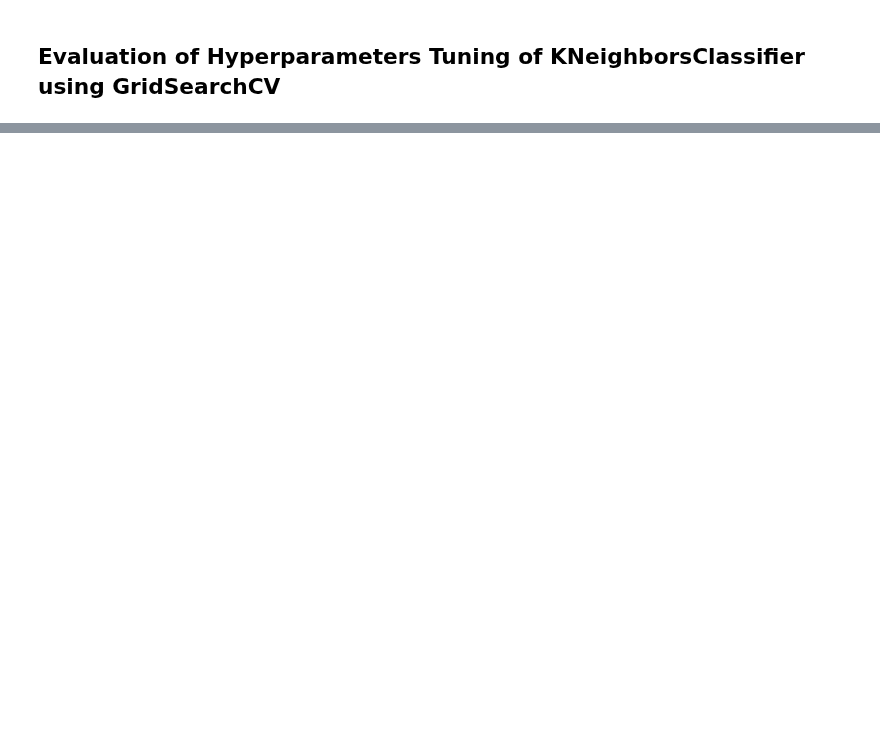
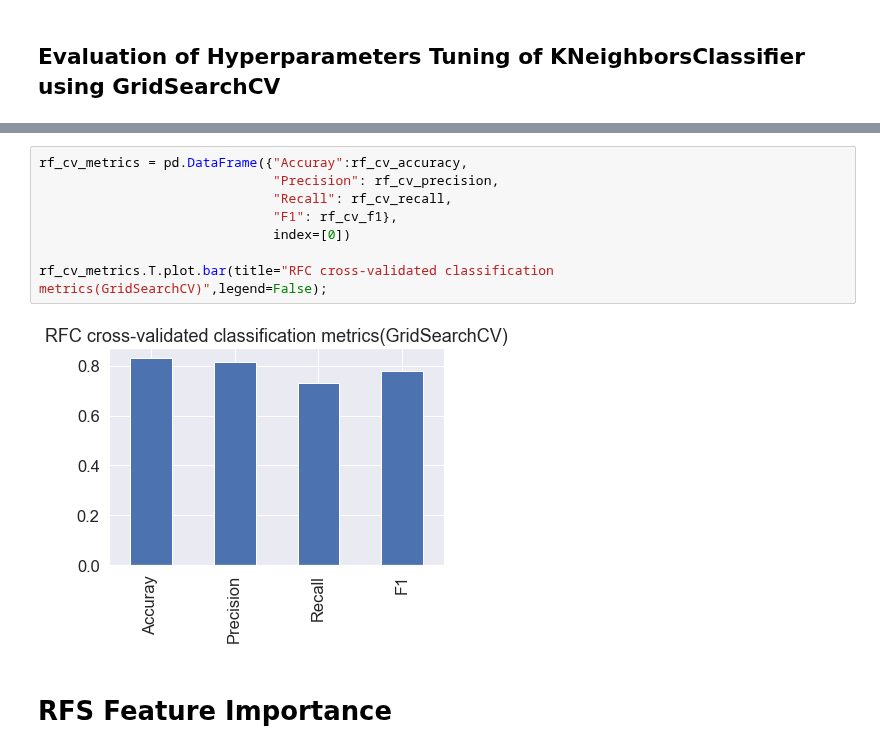
Before and after one commit to shamimsikder/ML-Exercises, a Jupyter notebook: Exercise Project/Titanic Project.ipynb, the cells around one changed output, grey strips where cells are left out. Cells and saved outputs as stored; diff of their text form; blank space fills up the shorter version.

```diff
--- a/Exercise Project/Titanic Project.ipynb
+++ b/Exercise Project/Titanic Project.ipynb
@@ -771,0 +843,12 @@ feature_importances.plot.bar(title="Features Importance",figsize=(15,10));
+# %%
+rf_cv_metrics = pd.DataFrame({"Accuray":rf_cv_accuracy,
+                              "Precision": rf_cv_precision,
+                              "Recall": rf_cv_recall,
+                              "F1": rf_cv_f1},
+                              index=[0])
+
+rf_cv_metrics.T.plot.bar(title="RFC cross-validated classification metrics(GridSearchCV)",legend=False);
+# %% [output]
+[figure, added]
+# %% [markdown]
+# RFS Feature Importance
```
Also changed, not shown: parts of 96 cells of this notebook.
